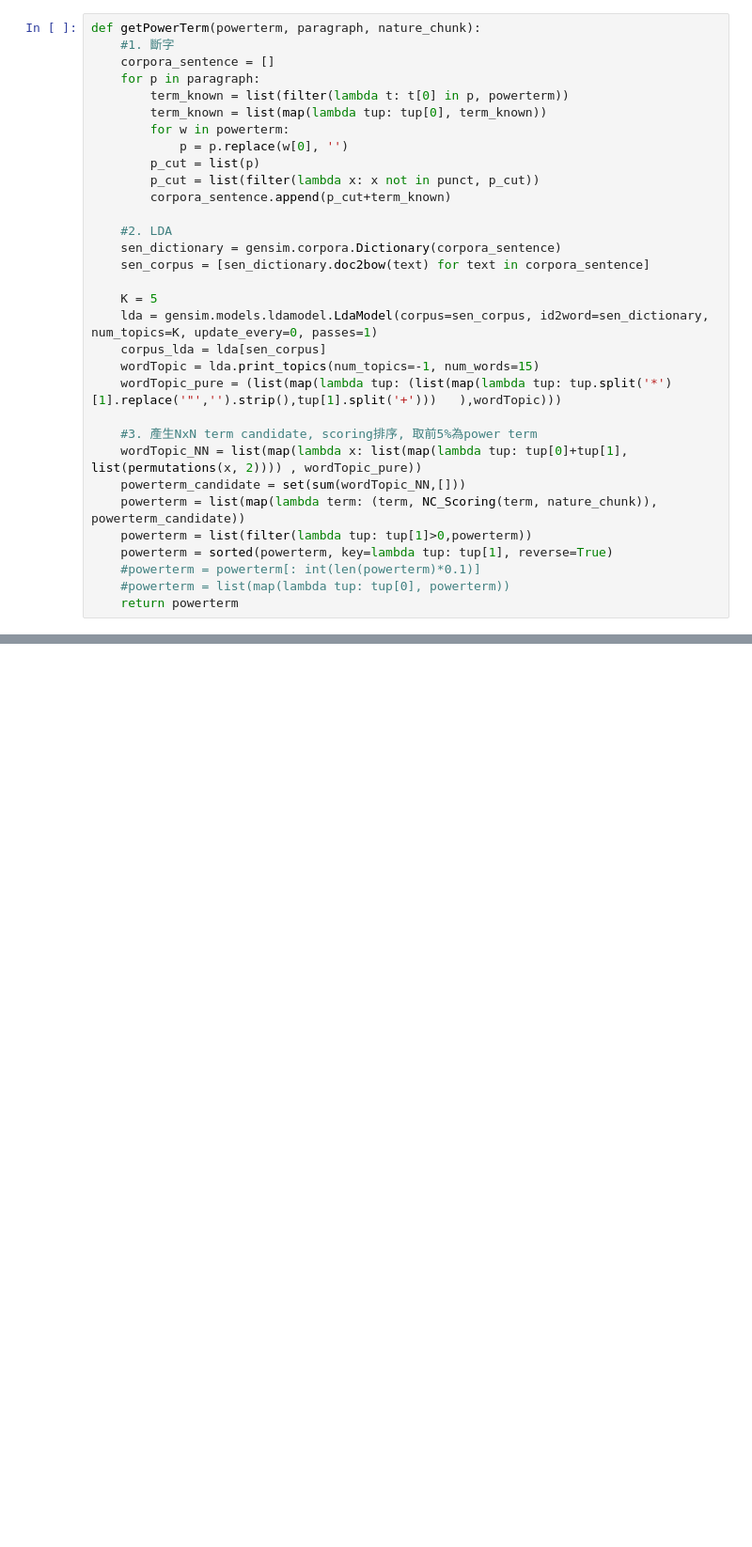
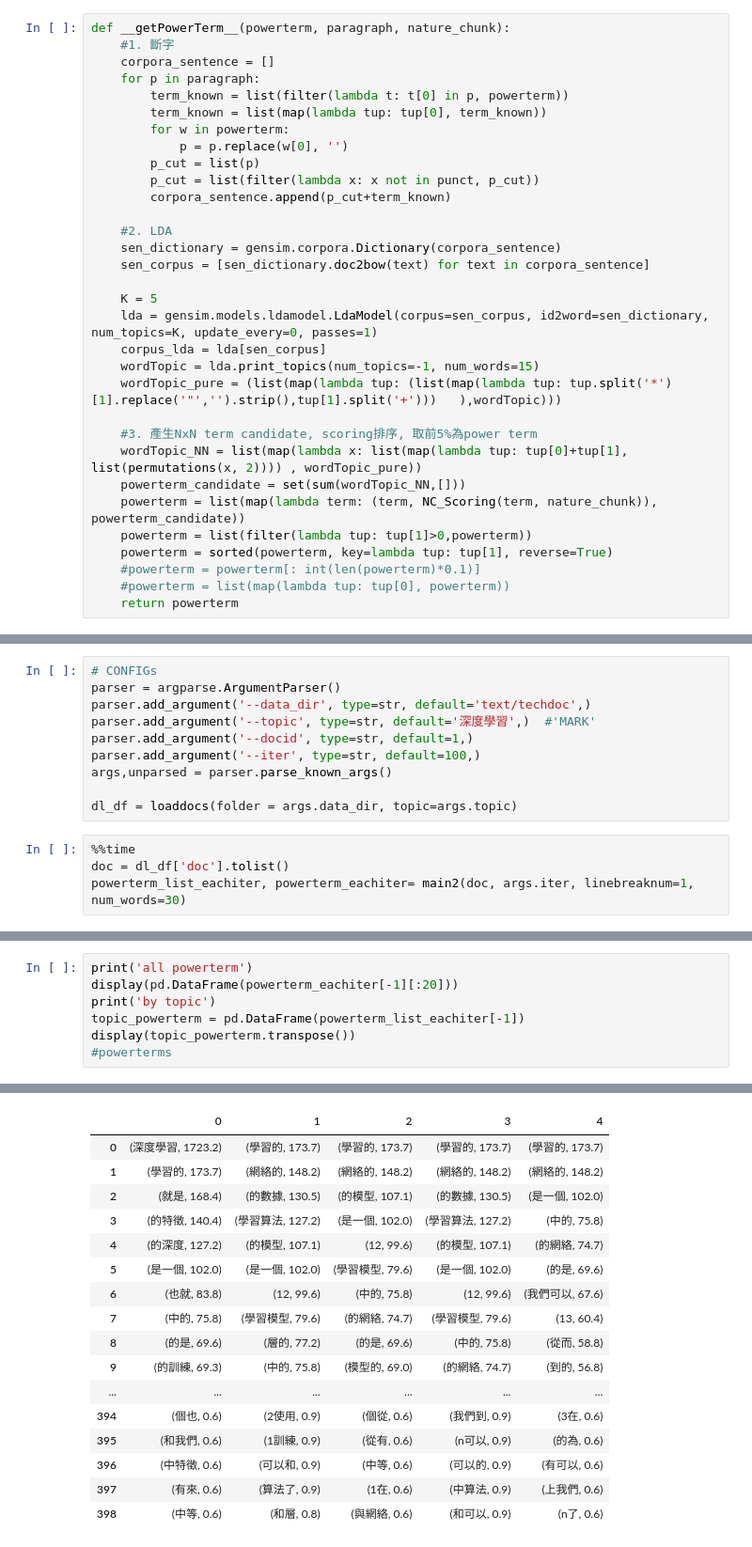
Before and after one commit to Backlu/textmining, a Jupyter notebook: unsupervised_text_feature_extraction.ipynb, the cells around one changed output, grey strips where cells are left out. Shown at 94% size. Cells and saved outputs as stored; diff of their text form; blank space fills up the shorter version.

```diff
--- a/unsupervised_text_feature_extraction.ipynb
+++ b/unsupervised_text_feature_extraction.ipynb
@@ -82,7 +172,7 @@ def NC_Scoring(tmp, nature_chunk):
 
 #NC_Scoring('TITAN X')
 # %%
-def getPowerTerm(powerterm, paragraph, nature_chunk):
+def __getPowerTerm__(powerterm, paragraph, nature_chunk):
     #1. 斷字
     corpora_sentence = []
     for p in paragraph:
@@ -159,0 +489,14 @@ powerterm
+# %%
+# CONFIGs
+parser = argparse.ArgumentParser()
+parser.add_argument('--data_dir', type=str, default='text/techdoc',)
+parser.add_argument('--topic', type=str, default='深度學習',)  #'MARK'
+parser.add_argument('--docid', type=str, default=1,)
+parser.add_argument('--iter', type=str, default=100,)
+args,unparsed = parser.parse_known_args()
+
+dl_df = loaddocs(folder = args.data_dir, topic=args.topic)
+# %%
+%%time
+doc = dl_df['doc'].tolist()
+powerterm_list_eachiter, powerterm_eachiter= main2(doc, args.iter, linebreaknum=1, num_words=30)
@@ -159,0 +521,8 @@ powerterm
+# %%
+print('all powerterm')
+display(pd.DataFrame(powerterm_eachiter[-1][:20]))
+print('by topic')
+topic_powerterm = pd.DataFrame(powerterm_list_eachiter[-1])
+display(topic_powerterm.transpose())
+#powerterms
+# %% [output]
@@ -159,0 +548,17 @@ powerterm
+|  | 0 | 1 | 2 | 3 | 4 |
+| 0 | (深度學習, 1723.2) | (學習的, 173.7) | (學習的, 173.7) | (學習的, 173.7) | (學習的, 173.7) |
+| 1 | (學習的, 173.7) | (網絡的, 148.2) | (網絡的, 148.2) | (網絡的, 148.2) | (網絡的, 148.2) |
+| 2 | (就是, 168.4) | (的數據, 130.5) | (的模型, 107.1) | (的數據, 130.5) | (是一個, 102.0) |
+| 3 | (的特徵, 140.4) | (學習算法, 127.2) | (是一個, 102.0) | (學習算法, 127.2) | (中的, 75.8) |
+| 4 | (的深度, 127.2) | (的模型, 107.1) | (12, 99.6) | (的模型, 107.1) | (的網絡, 74.7) |
+| 5 | (是一個, 102.0) | (是一個, 102.0) | (學習模型, 79.6) | (是一個, 102.0) | (的是, 69.6) |
+| 6 | (也就, 83.8) | (12, 99.6) | (中的, 75.8) | (12, 99.6) | (我們可以, 67.6) |
+| 7 | (中的, 75.8) | (學習模型, 79.6) | (的網絡, 74.7) | (學習模型, 79.6) | (13, 60.4) |
+| 8 | (的是, 69.6) | (層的, 77.2) | (的是, 69.6) | (中的, 75.8) | (從而, 58.8) |
+| 9 | (的訓練, 69.3) | (中的, 75.8) | (模型的, 69.0) | (的網絡, 74.7) | (到的, 56.8) |
+| ... | ... | ... | ... | ... | ... |
+| 394 | (個也, 0.6) | (2使用, 0.9) | (個從, 0.6) | (我們到, 0.9) | (3在, 0.6) |
+| 395 | (和我們, 0.6) | (1訓練, 0.9) | (從有, 0.6) | (n可以, 0.9) | (的為, 0.6) |
+| 396 | (中特徵, 0.6) | (可以和, 0.9) | (中等, 0.6) | (可以的, 0.9) | (有可以, 0.6) |
+| 397 | (有來, 0.6) | (算法了, 0.9) | (1在, 0.6) | (中算法, 0.9) | (上我們, 0.6) |
+| 398 | (中等, 0.6) | (和層, 0.8) | (與網絡, 0.6) | (和可以, 0.9) | (n了, 0.6) |
```
Also changed, not shown: parts of 24 cells of this notebook, 3 other files.
